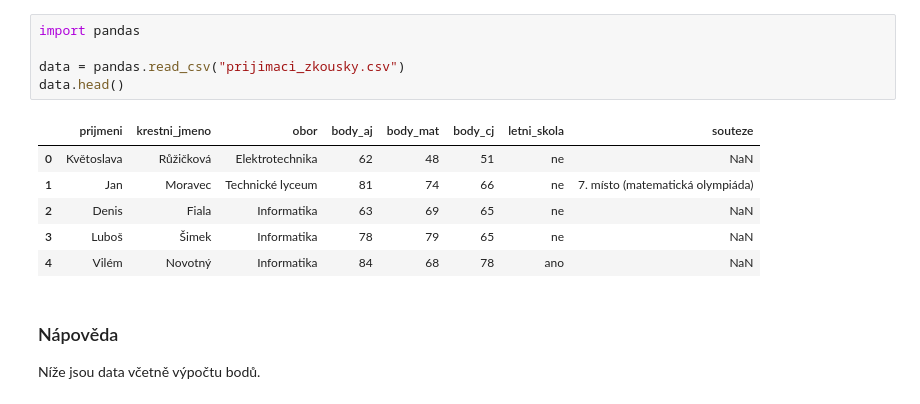
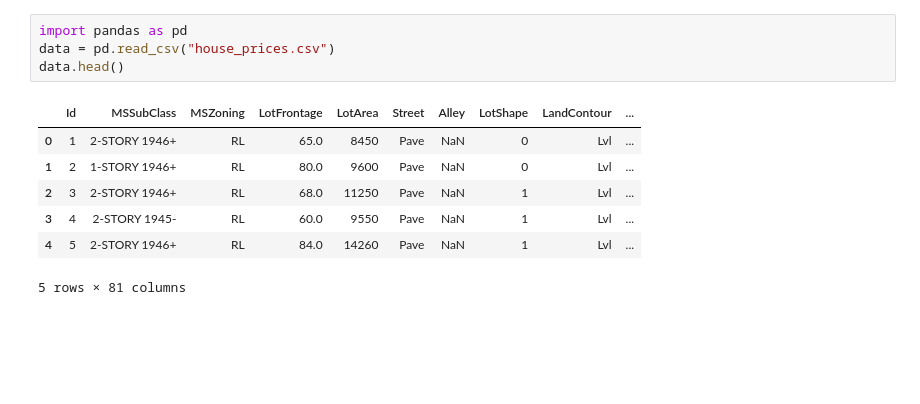
Before and after one commit to pesikj/PythonProDataScience, a Jupyter notebook: 04/lekce.ipynb, the cells around one changed output. Saved outputs shown, nothing was run; the diff lists cells and outputs as text; blank space fills up the shorter version.

```diff
--- a/04/lekce.ipynb
+++ b/04/lekce.ipynb
@@ -23,16 +13,12 @@ Níže jsou data. Informace o olympiádách jsou ve sloupci `souteze`. Jsou tam
 # %%
-import pandas
-
-data = pandas.read_csv("prijimaci_zkousky.csv")
+import pandas as pd
+data = pd.read_csv("house_prices.csv")
 data.head()
 # %% [output]
-|  | prijmeni | krestni_jmeno | obor | body_aj | body_mat | body_cj | letni_skola | souteze |
-| 0 | Květoslava | Růžičková | Elektrotechnika | 62 | 48 | 51 | ne | NaN |
-| 1 | Jan | Moravec | Technické lyceum | 81 | 74 | 66 | ne | 7. místo (matematická olympiáda) |
-| 2 | Denis | Fiala | Informatika | 63 | 69 | 65 | ne | NaN |
-| 3 | Luboš | Šimek | Informatika | 78 | 79 | 65 | ne | NaN |
-| 4 | Vilém | Novotný | Informatika | 84 | 68 | 78 | ano | NaN |
+|  | Id | MSSubClass | MSZoning | LotFrontage | LotArea | Street | Alley | LotShape | LandContour | ... |
+| 0 | 1 | 2-STORY 1946+ | RL | 65.0 | 8450 | Pave | NaN | 0 | Lvl | ... |
+| 1 | 2 | 1-STORY 1946+ | RL | 80.0 | 9600 | Pave | NaN | 0 | Lvl | ... |
+| 2 | 3 | 2-STORY 1946+ | RL | 68.0 | 11250 | Pave | NaN | 1 | Lvl | ... |
+| 3 | 4 | 2-STORY 1945- | RL | 60.0 | 9550 | Pave | NaN | 1 | Lvl | ... |
+| 4 | 5 | 2-STORY 1946+ | RL | 84.0 | 14260 | Pave | NaN | 1 | Lvl | ... |
+5 rows × 81 columns
-# %% [markdown]
-### Nápověda
-
-Níže jsou data včetně výpočtu bodů.
```
Also changed, not shown: parts of 28 cells of this notebook, 37 other files.
